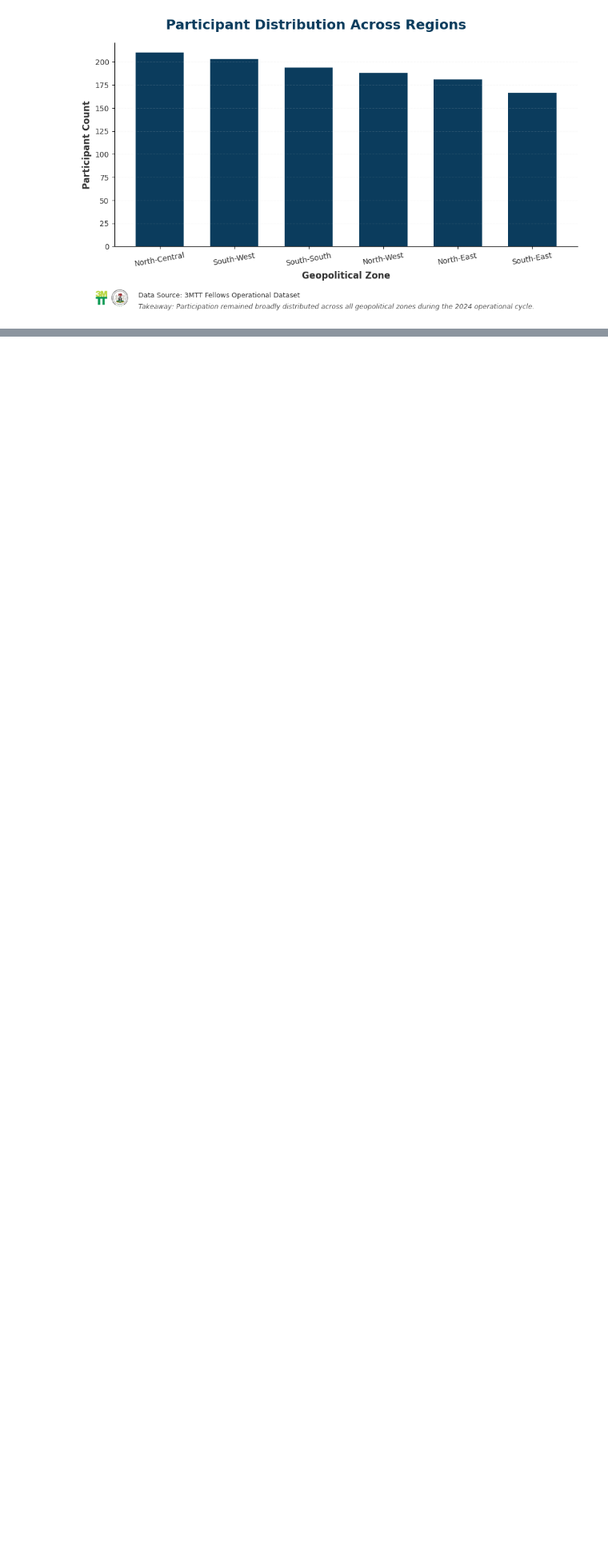
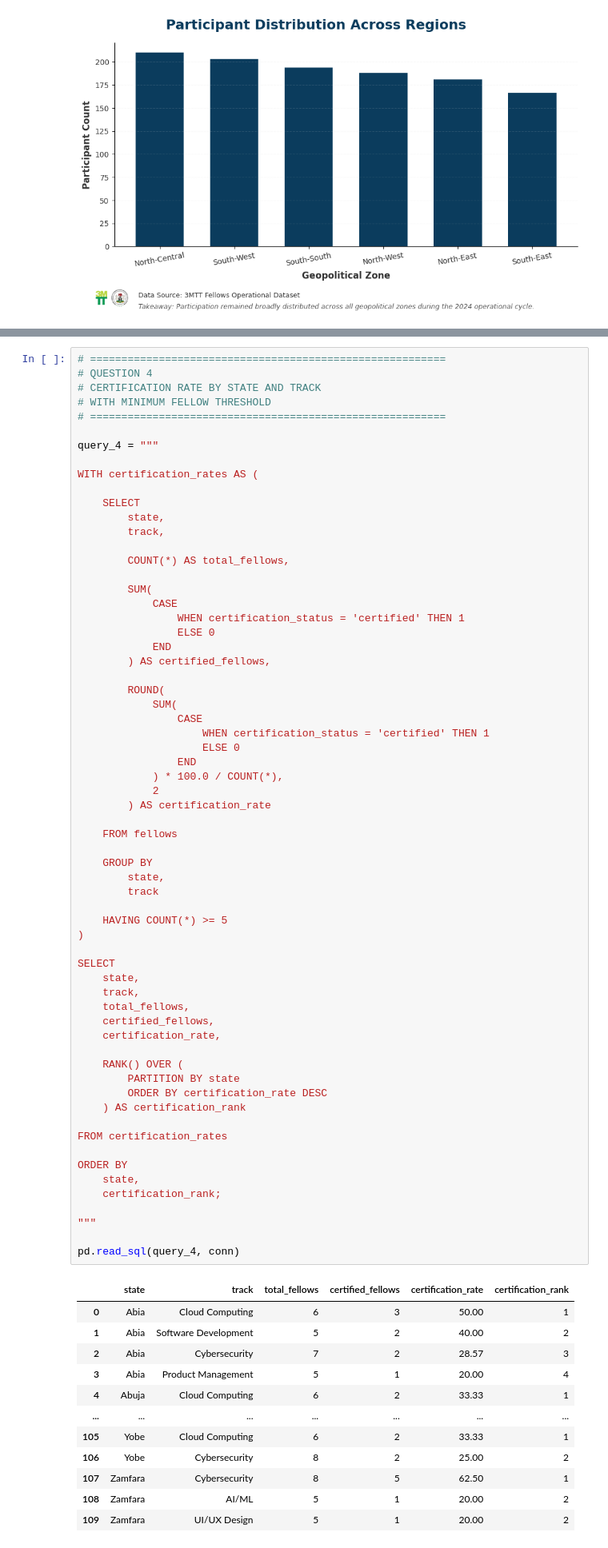
Before and after one commit to Efe-Godson/3mtt-stage2-analysis, a Jupyter notebook: notebooks/deliverable_2_analysis_notebook.ipynb, the cells around one changed output, grey strips where cells are left out. Shown at 80% size. Cells and saved outputs as stored; diff of their text form; blank space fills up the shorter version.

```diff
--- a/notebooks/deliverable_2_analysis_notebook.ipynb
+++ b/notebooks/deliverable_2_analysis_notebook.ipynb
@@ -4556,0 +4834,77 @@ plt.show()
+# %%
+# =========================================================
+# QUESTION 4
+# CERTIFICATION RATE BY STATE AND TRACK
+# WITH MINIMUM FELLOW THRESHOLD
+# =========================================================
+
+query_4 = """
+
+WITH certification_rates AS (
+
+    SELECT
+        state,
+        track,
+
+        COUNT(*) AS total_fellows,
+
+        SUM(
+            CASE
+                WHEN certification_status = 'certified' THEN 1
+                ELSE 0
+            END
+        ) AS certified_fellows,
+
+        ROUND(
+            SUM(
+                CASE
+                    WHEN certification_status = 'certified' THEN 1
+                    ELSE 0
+                END
+            ) * 100.0 / COUNT(*),
+            2
+        ) AS certification_rate
+
+    FROM fellows
+
+    GROUP BY
+        state,
+        track
+
+    HAVING COUNT(*) >= 5
+)
+
+SELECT
+    state,
+    track,
+    total_fellows,
+    certified_fellows,
+    certification_rate,
+
+    RANK() OVER (
+        PARTITION BY state
+        ORDER BY certification_rate DESC
+    ) AS certification_rank
+
+FROM certification_rates
+
+ORDER BY
+    state,
+    certification_rank;
+
+"""
+
+pd.read_sql(query_4, conn)
+# %% [output]
+|  | state | track | total_fellows | certified_fellows | certification_rate | certification_rank |
+| 0 | Abia | Cloud Computing | 6 | 3 | 50.00 | 1 |
+| 1 | Abia | Software Development | 5 | 2 | 40.00 | 2 |
+| 2 | Abia | Cybersecurity | 7 | 2 | 28.57 | 3 |
+| 3 | Abia | Product Management | 5 | 1 | 20.00 | 4 |
+| 4 | Abuja | Cloud Computing | 6 | 2 | 33.33 | 1 |
+| ... | ... | ... | ... | ... | ... | ... |
+| 105 | Yobe | Cloud Computing | 6 | 2 | 33.33 | 1 |
+| 106 | Yobe | Cybersecurity | 8 | 2 | 25.00 | 2 |
+| 107 | Zamfara | Cybersecurity | 8 | 5 | 62.50 | 1 |
+| 108 | Zamfara | AI/ML | 5 | 1 | 20.00 | 2 |
+| 109 | Zamfara | UI/UX Design | 5 | 1 | 20.00 | 2 |
```
Also changed, not shown: parts of 10 cells of this notebook.
